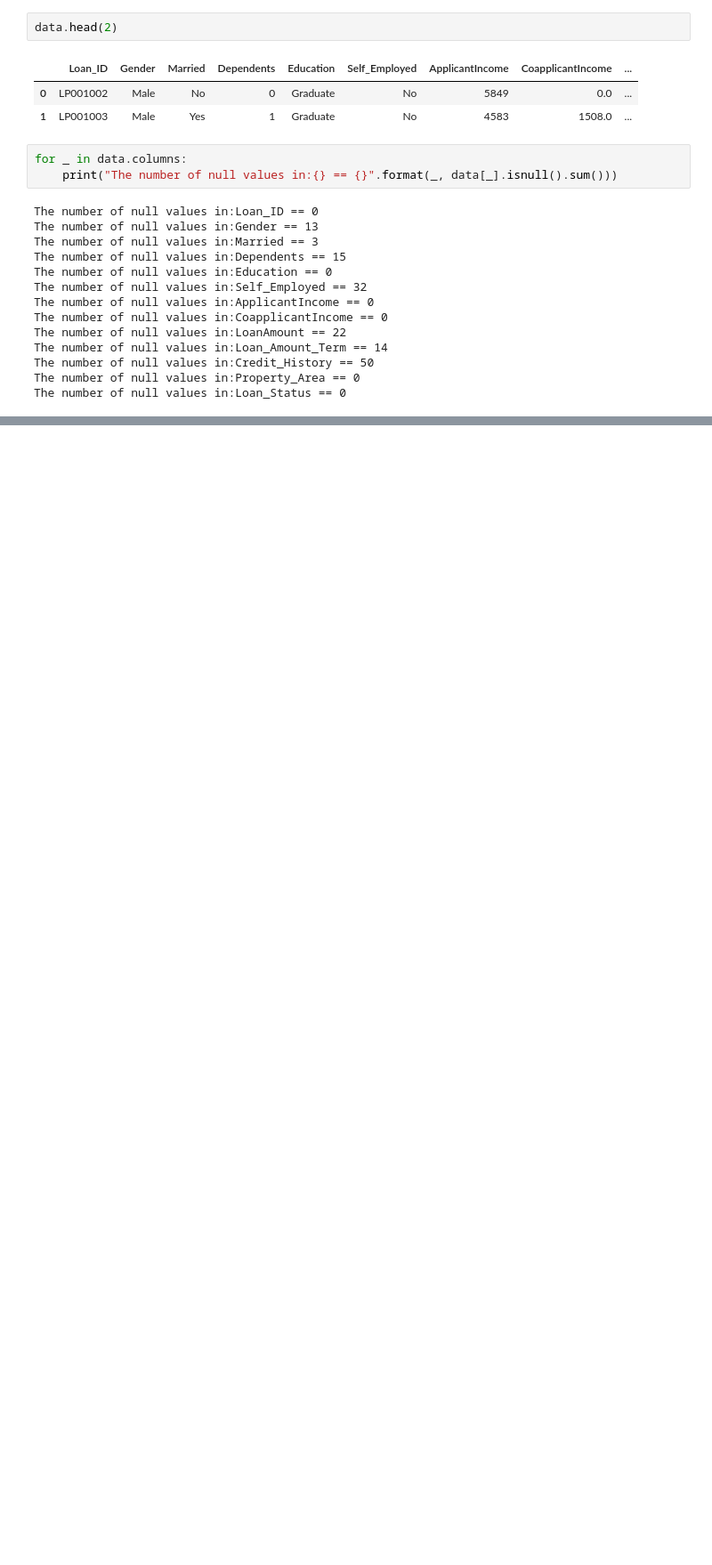
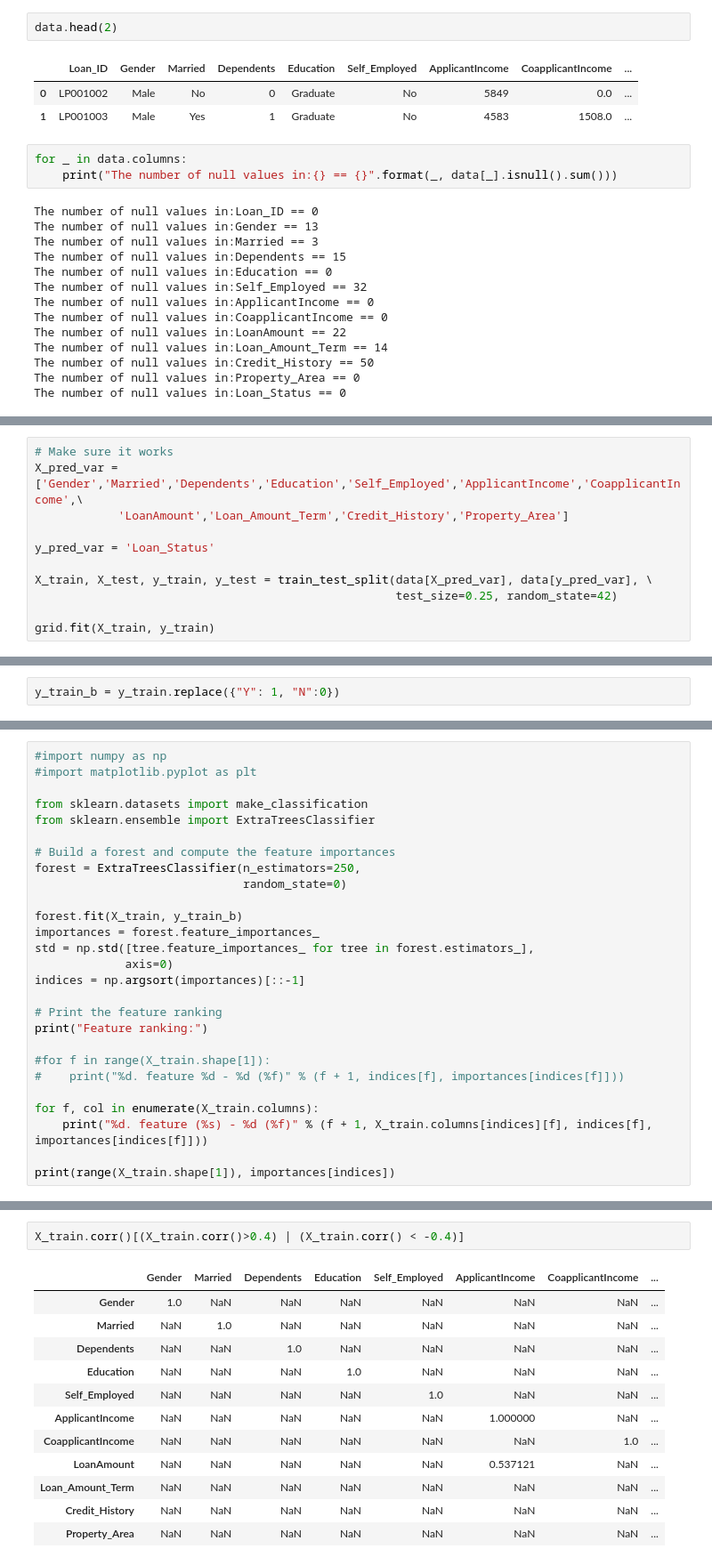
Before and after one commit to pedrocarvalhodev/flask_api, a Jupyter notebook: notebooks/S1_Clean.ipynb, the cells around one changed output, grey strips where cells are left out. Shown: that part at 89% size. Saved outputs shown, nothing was run; the diff lists cells and outputs as text; blank space fills up the shorter version.

```diff
--- a/notebooks/S1_Clean.ipynb
+++ b/notebooks/S1_Clean.ipynb
@@ -32,0 +396,11 @@ The number of null values in:Loan_Status == 0
+# %%
+# Make sure it works
+X_pred_var = ['Gender','Married','Dependents','Education','Self_Employed','ApplicantIncome','CoapplicantIncome',\
+            'LoanAmount','Loan_Amount_Term','Credit_History','Property_Area']
+
+y_pred_var = 'Loan_Status'
+
+X_train, X_test, y_train, y_test = train_test_split(data[X_pred_var], data[y_pred_var], \
+                                                    test_size=0.25, random_state=42)
+
+grid.fit(X_train, y_train)
@@ -32,0 +443,2 @@ The number of null values in:Loan_Status == 0
+# %%
+y_train_b = y_train.replace({"Y": 1, "N":0})
@@ -32,0 +482,27 @@ The number of null values in:Loan_Status == 0
+# %%
+#import numpy as np
+#import matplotlib.pyplot as plt
+
+from sklearn.datasets import make_classification
+from sklearn.ensemble import ExtraTreesClassifier
+
+# Build a forest and compute the feature importances
+forest = ExtraTreesClassifier(n_estimators=250,
+                              random_state=0)
+
+forest.fit(X_train, y_train_b)
+importances = forest.feature_importances_
+std = np.std([tree.feature_importances_ for tree in forest.estimators_],
+             axis=0)
+indices = np.argsort(importances)[::-1]
+
+# Print the feature ranking
+print("Feature ranking:")
+
+#for f in range(X_train.shape[1]):
+#    print("%d. feature %d - %d (%f)" % (f + 1, indices[f], importances[indices[f]]))
+
+for f, col in enumerate(X_train.columns):
+    print("%d. feature (%s) - %d (%f)" % (f + 1, X_train.columns[indices][f], indices[f], importances[indices[f]]))
+
+print(range(X_train.shape[1]), importances[indices])
@@ -32,0 +543,15 @@ The number of null values in:Loan_Status == 0
+# %%
+X_train.corr()[(X_train.corr()>0.4) | (X_train.corr() < -0.4)]
+# %% [output]
+|  | Gender | Married | Dependents | Education | Self_Employed | ApplicantIncome | CoapplicantIncome | ... |
+| Gender | 1.0 | NaN | NaN | NaN | NaN | NaN | NaN | ... |
+| Married | NaN | 1.0 | NaN | NaN | NaN | NaN | NaN | ... |
+| Dependents | NaN | NaN | 1.0 | NaN | NaN | NaN | NaN | ... |
+| Education | NaN | NaN | NaN | 1.0 | NaN | NaN | NaN | ... |
+| Self_Employed | NaN | NaN | NaN | NaN | 1.0 | NaN | NaN | ... |
+| ApplicantIncome | NaN | NaN | NaN | NaN | NaN | 1.000000 | NaN | ... |
+| CoapplicantIncome | NaN | NaN | NaN | NaN | NaN | NaN | 1.0 | ... |
+| LoanAmount | NaN | NaN | NaN | NaN | NaN | 0.537121 | NaN | ... |
+| Loan_Amount_Term | NaN | NaN | NaN | NaN | NaN | NaN | NaN | ... |
+| Credit_History | NaN | NaN | NaN | NaN | NaN | NaN | NaN | ... |
+| Property_Area | NaN | NaN | NaN | NaN | NaN | NaN | NaN | ... |
```
Also changed, not shown: parts of 68 cells of this notebook, 4 other files.
